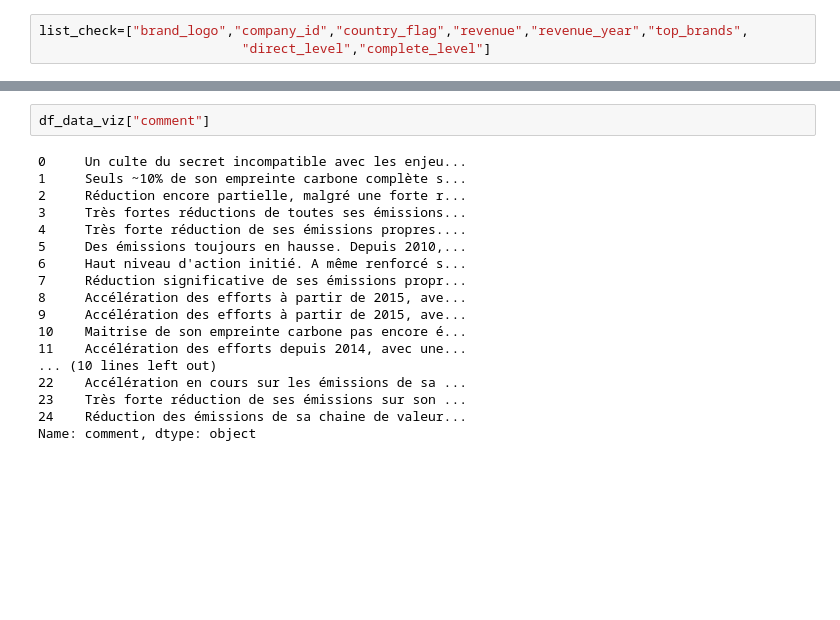
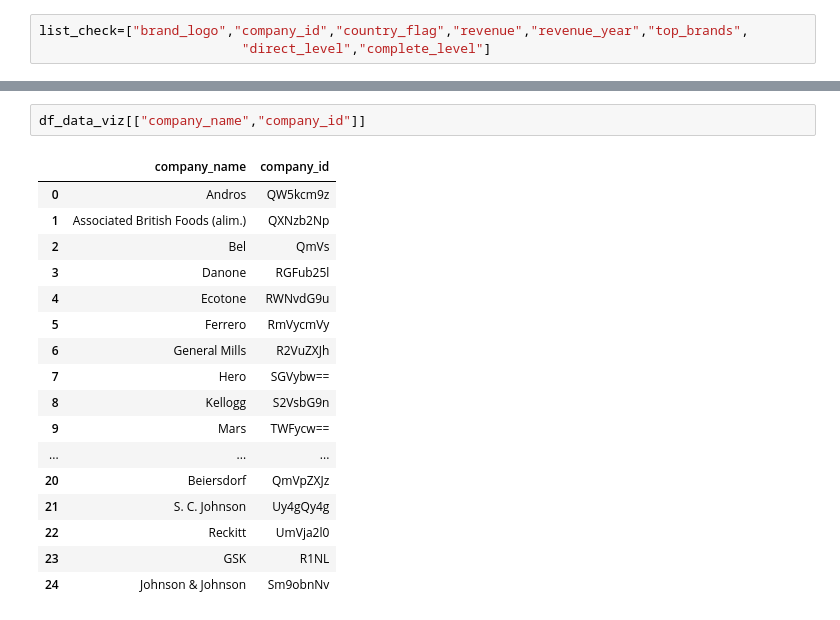
Before and after one commit to dataforgoodfr/batch10_notaclimat, a Jupyter notebook: data_engineering/data_engineering_1.ipynb, the cells around one changed output, grey strips where cells are left out. Saved outputs shown, nothing was run; the diff lists cells and outputs as text; blank space fills up the shorter version.

```diff
--- a/data_engineering/data_engineering_1.ipynb
+++ b/data_engineering/data_engineering_1.ipynb
@@ -705,22 +694,22 @@ df_data_viz[list_check].head(10)
 # %% [output]
 KeyError: "['brand_logo', 'revenue', 'revenue_year'] not in index"
-# %%
-df_data_viz["comment"]
-# %% [output]
-0     Un culte du secret incompatible avec les enjeu...
-1     Seuls ~10% de son empreinte carbone complète s...
-2     Réduction encore partielle, malgré une forte r...
-3     Très fortes réductions de toutes ses émissions...
-4     Très forte réduction de ses émissions propres....
-5     Des émissions toujours en hausse. Depuis 2010,...
-6     Haut niveau d'action initié. A même renforcé s...
-7     Réduction significative de ses émissions propr...
-8     Accélération des efforts à partir de 2015, ave...
-9     Accélération des efforts à partir de 2015, ave...
-10    Maitrise de son empreinte carbone pas encore é...
-11    Accélération des efforts depuis 2014, avec une...
-... (10 lines left out)
-22    Accélération en cours sur les émissions de sa ...
-23    Très forte réduction de ses émissions sur son ...
-24    Réduction des émissions de sa chaine de valeur...
-Name: comment, dtype: object
+# %%
+df_data_viz[["company_name","company_id"]]
+# %% [output]
+|  | company_name | company_id |
+| 0 | Andros | QW5kcm9z |
+| 1 | Associated British Foods (alim.) | QXNzb2Np |
+| 2 | Bel | QmVs |
+| 3 | Danone | RGFub25l |
+| 4 | Ecotone | RWNvdG9u |
+| 5 | Ferrero | RmVycmVy |
+| 6 | General Mills | R2VuZXJh |
+| 7 | Hero | SGVybw== |
+| 8 | Kellogg | S2VsbG9n |
+| 9 | Mars | TWFycw== |
+| ... | ... | ... |
+| 20 | Beiersdorf | QmVpZXJz |
+| 21 | S. C. Johnson | Uy4gQy4g |
+| 22 | Reckitt | UmVja2l0 |
+| 23 | GSK | R1NL |
+| 24 | Johnson & Johnson | Sm9obnNv |
```
Also changed, not shown: parts of 13 cells of this notebook, 1 other file.
